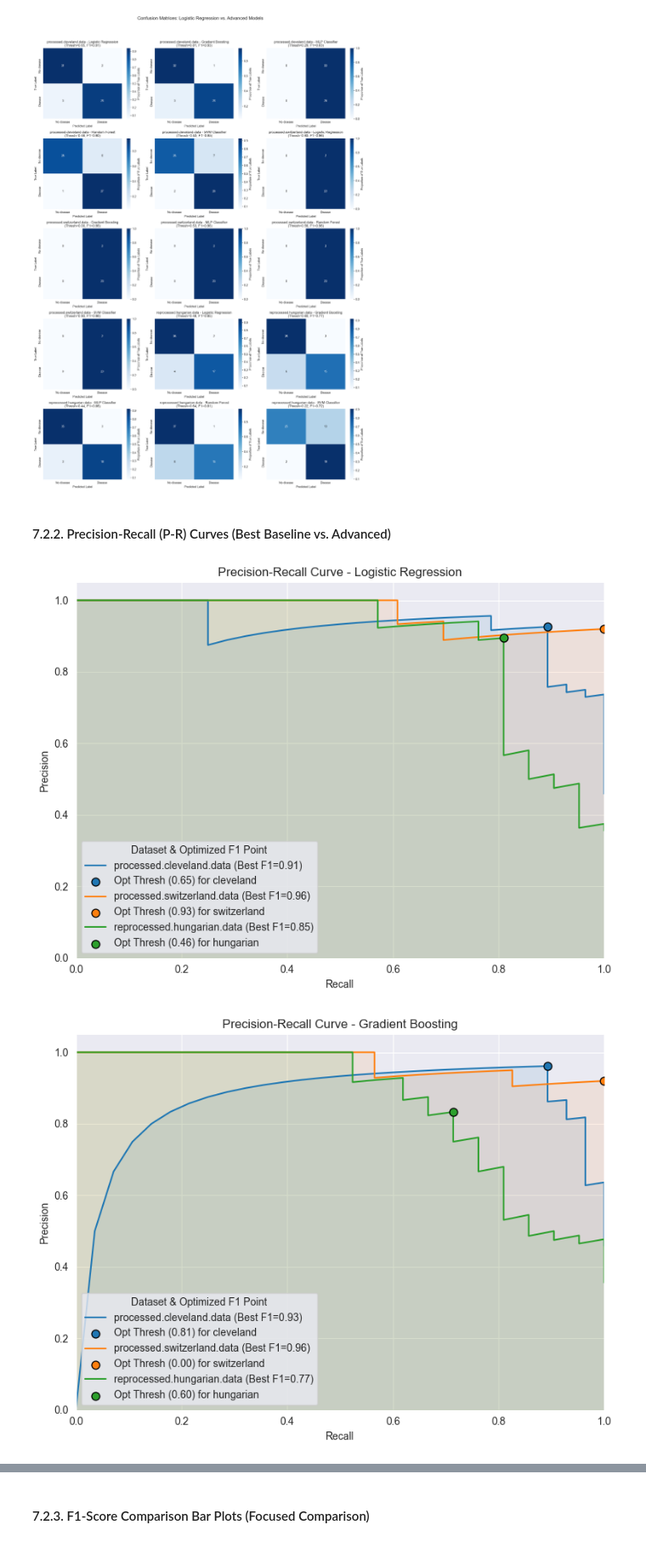
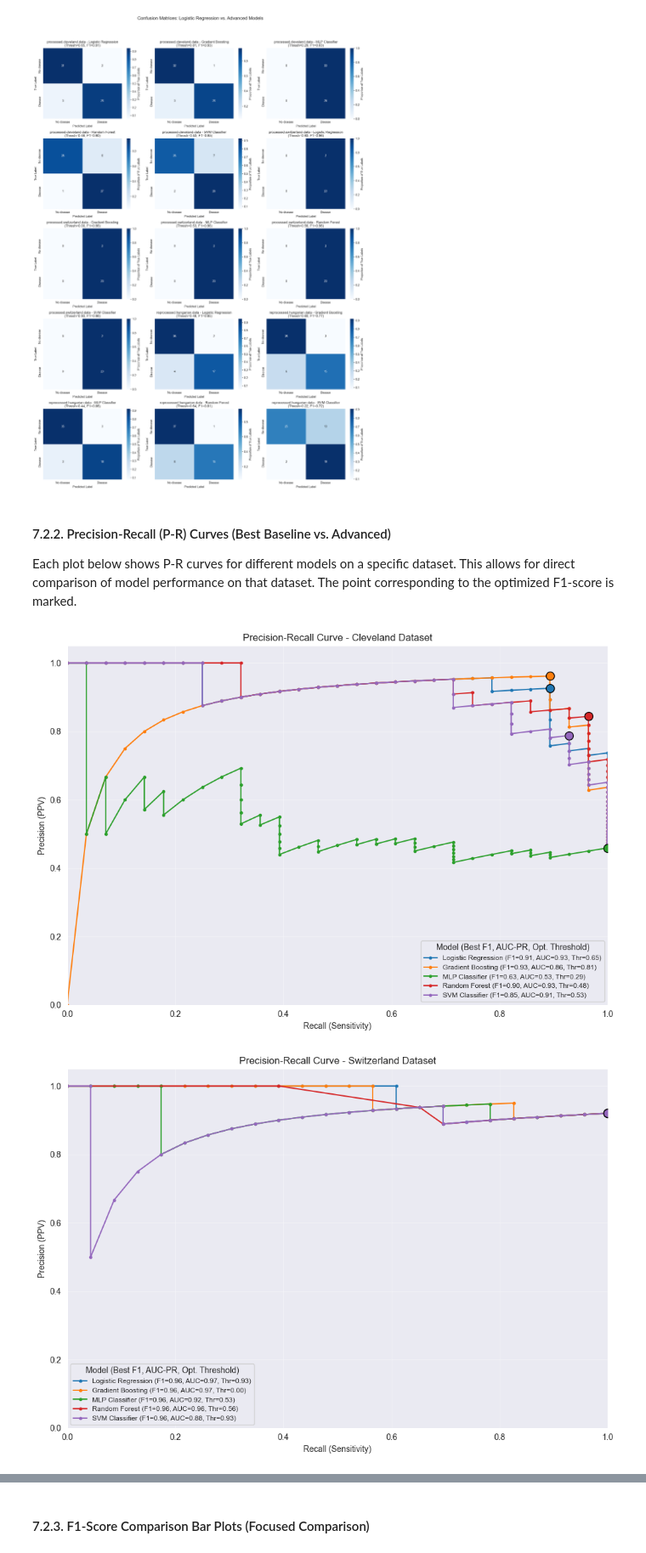
Before and after one commit to BytebenderCoco/machine-learning-predicting-heart-disease, a Jupyter notebook: heart_disease_prediction_baseline_vs_advanced_models.ipynb, the cells around one changed output, grey strips where cells are left out. Shown at 85% size. Drawn from its saved outputs; the diff is of its cells as text; code cells hidden in the pictures.

```diff
--- a/major-overhaul.ipynb
+++ b/heart_disease_prediction_baseline_vs_advanced_models.ipynb
@@ -572,6 +603,7 @@ if num_plots_focused_cm == 1:
     axes_flat_focused_cm = [axes_focused_cm]
 elif num_plots_focused_cm == 0:
     axes_flat_focused_cm = []
+    if rows_focused_cm > 0 : fig_focused_cm.set_visible(False)
 else:
     axes_flat_focused_cm = axes_focused_cm.flatten()
 
@@ -590,55 +622,68 @@ for idx, res in enumerate(focused_detailed_classic_results_cm):
     ax.set_ylabel('True Label')
 
 for i in range(num_plots_focused_cm, rows_focused_cm * cols_focused_cm):
-    if num_plots_focused_cm > 0 and rows_focused_cm * cols_focused_cm > 0 :
+    if num_plots_focused_cm > 0 and rows_focused_cm * cols_focused_cm > 0 and i < len(axes_flat_focused_cm):
       fig_focused_cm.delaxes(axes_flat_focused_cm[i])
 
-title_cm = 'Confusion Matrices: Advanced Models' # Default title
+title_cm = 'Confusion Matrices: Advanced Models'
 if overall_best_baseline_name:
     title_cm = f'Confusion Matrices: {overall_best_baseline_name} vs. Advanced Models'
-plt.suptitle(title_cm, fontsize=16, y=1.03)
-plt.tight_layout()
-plt.show()
+if num_plots_focused_cm > 0:
+    plt.suptitle(title_cm, fontsize=16, y=1.03)
+    plt.tight_layout()
+    plt.show()
+elif rows_focused_cm == 0 and 'fig_focused_cm' in locals():
+    plt.close(fig_focused_cm)
 # %% [output]
 [figure]
-# %% [markdown]
-#### 7.2.2. Precision-Recall (P-R) Curves (Best Baseline vs. Advanced)
+# %% [markdown]
+#### 7.2.2. Precision-Recall (P-R) Curves (Best Baseline vs. Advanced)
+Each plot below shows P-R curves for different models on a specific dataset. This allows for direct comparison of model performance on that dataset. The point corresponding to the optimized F1-score is marked.
 # %%
-palette = sns.color_palette("tab10")
-for model_name_pr in models_for_focused_plots:
-    plt.figure(figsize=(8, 6))
-    model_specific_results_focused_pr = [
-        res for res in detailed_classic_results if res["Model"] == model_name_pr
-    ]
-    if not model_specific_results_focused_pr:
-        print(f"No 'Threshold Optimization' results found for model: {model_name_pr} to plot P-R curve.")
+palette = sns.color_palette("tab10", n_colors=len(models_for_focused_plots))
+model_color_map = {model: palette[i % len(palette)] for i, model in enumerate(models_for_focused_plots)}
+
+unique_datasets = sorted(list(set(res["Dataset"] for res in detailed_classic_results)))
+
+for dataset_name_pr in unique_datasets:
+    plt.figure(figsize=(10, 7))
+    results_for_this_dataset = [res for res in detailed_classic_results if res["Dataset"] == dataset_name_pr and res["Model"] in models_for_focused_plots]
+
+    if not results_for_this_dataset:
+        print(f"No results to plot P-R curves for dataset: {dataset_name_pr}")
         plt.close()
         continue
-    for i, res in enumerate(model_specific_results_focused_pr):
-        dataset_name_pr = res["Dataset"]
+
+    for res in results_for_this_dataset:
+        model_name_pr = res["Model"]
         precisions = res["precisions_pr"]
         recalls = res["recalls_pr"]
         current_f1 = res["F1-Score (Class 1, Opt Thresh)"]
+        auc_pr = auc(recalls, precisions) # Calculate Area Under PR Curve
+
+        # Find index for optimized threshold point on the P-R curve
         f1_options = 2 * (precisions * recalls) / (precisions + recalls + 1e-10)
         if len(f1_options) > len(res.get("thresholds_pr", recalls[:-1])):
             best_idx_pr = np.argmax(f1_options[:-1])
         else:
             best_idx_pr = np.argmax(f1_options)
-        plt.plot(recalls, precisions, label=f'{dataset_name_pr} (Best F1={current_f1:.2f})',
-                 color=palette[i % len(palette)])
+
+        plt.plot(recalls, precisions, marker='.',
+                 label=f'{model_name_pr} (F1={current_f1:.2f}, AUC={auc_pr:.2f}, Thr={res["Optimized Threshold"]:.2f})',
+                 color=model_color_map.get(model_name_pr, palette[-1])) # Use mapped color
         plt.scatter(recalls[best_idx_pr], precisions[best_idx_pr],
-                    color=palette[i % len(palette)], edgecolor='black', zorder=5, s=60,
-                    label=f'Opt Thresh ({res["Optimized Threshold"]:.2f}) for {dataset_name_pr.split(".")[1]}')
-        plt.fill_between(recalls, precisions, alpha=0.1, color=palette[i % len(palette)])
-    plt.title(f"Precision-Recall Curve - {model_name_pr}")
-    plt.xlabel("Recall")
-    plt.ylabel("Precision")
+                    color=model_color_map.get(model_name_pr, palette[-1]),
+                    edgecolor='black', marker='o', s=100, zorder=5, label=f'_nolegend_')
+
+    plt.title(f"Precision-Recall Curve - {dataset_name_pr.split('.')[1].capitalize()} Dataset")
+    plt.xlabel("Recall (Sensitivity)")
+    plt.ylabel("Precision (PPV)")
     plt.xlim([0.0, 1.0])
     plt.ylim([0.0, 1.05])
-    plt.grid(True)
-    plt.legend(title="Dataset & Optimized F1 Point", loc="lower left")
+    plt.grid(alpha=0.3)
+    plt.legend(title="Model (Best F1, AUC-PR, Opt. Threshold)", loc="best", fontsize='small')
     plt.tight_layout()
     plt.show()
 # %% [output]
-[figure, old version]
+[figure, new version]
-[figure, old version]
+[figure, new version]
```
Also changed, not shown: parts of 13 cells of this notebook, 2 other files.
